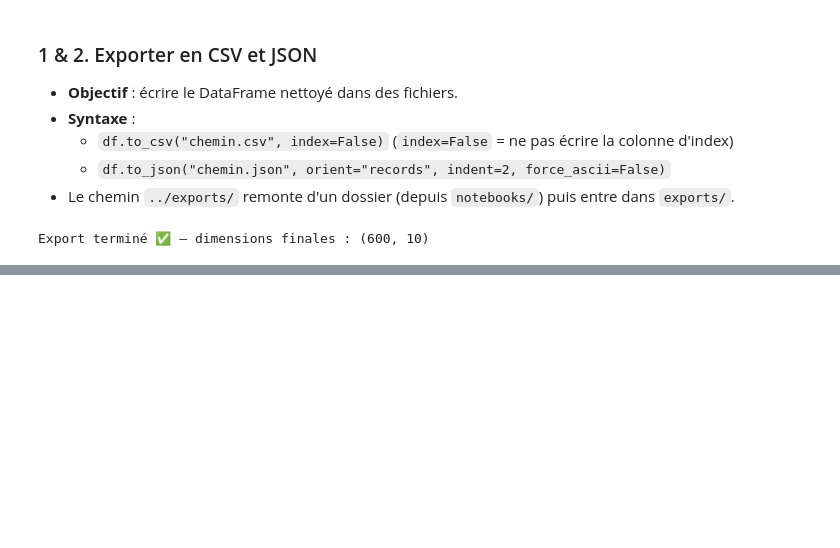
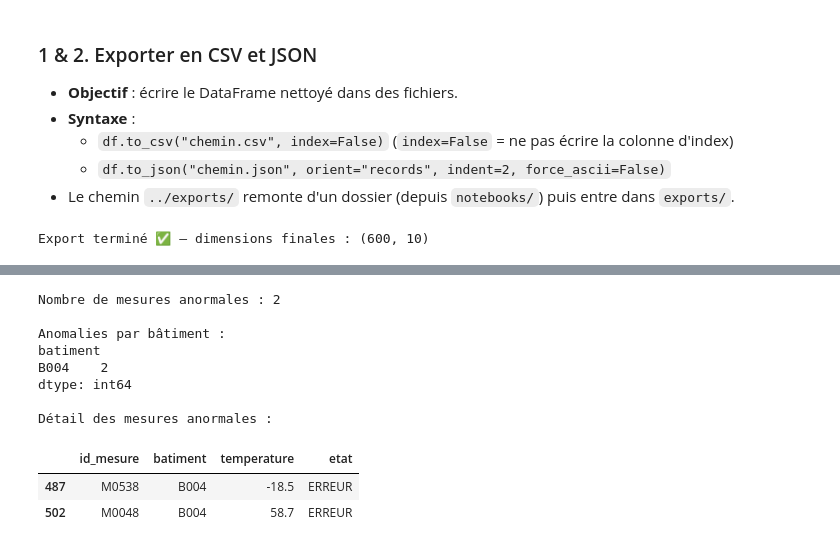
Before and after one commit to khadija470/atelier-pandas, a Jupyter notebook: notebooks/atelier_pandas_iot.ipynb, the cells around one changed output, grey strips where cells are left out. Cells and saved outputs as stored; diff of their text form; code cells hidden in the pictures; blank space fills up the shorter version.

```diff
--- a/notebooks/atelier_pandas_iot.ipynb
+++ b/notebooks/atelier_pandas_iot.ipynb
@@ -719,0 +726,23 @@ Export terminé ✅ — dimensions finales : (600, 10)
+# %%
+# Une mesure est jugée anormale si la température sort d'une plage plausible
+df["anomalie_temperature"] = (df["temperature"] < 0) | (df["temperature"] > 45)
+
+print("Nombre de mesures anormales :", df["anomalie_temperature"].sum())
+
+print("\nAnomalies par bâtiment :")
+print(df[df["anomalie_temperature"]].groupby("batiment").size())
+
+print("\nDétail des mesures anormales :")
+display(df[df["anomalie_temperature"]][["id_mesure", "batiment", "temperature", "etat"]])
+# %% [output]
+Nombre de mesures anormales : 2
+
+Anomalies par bâtiment :
+batiment
+B004    2
+dtype: int64
+
+Détail des mesures anormales :
+|  | id_mesure | batiment | temperature | etat |
+| 487 | M0538 | B004 | -18.5 | ERREUR |
+| 502 | M0048 | B004 | 58.7 | ERREUR |
```
Also changed, not shown: parts of 1 cell of this notebook.
